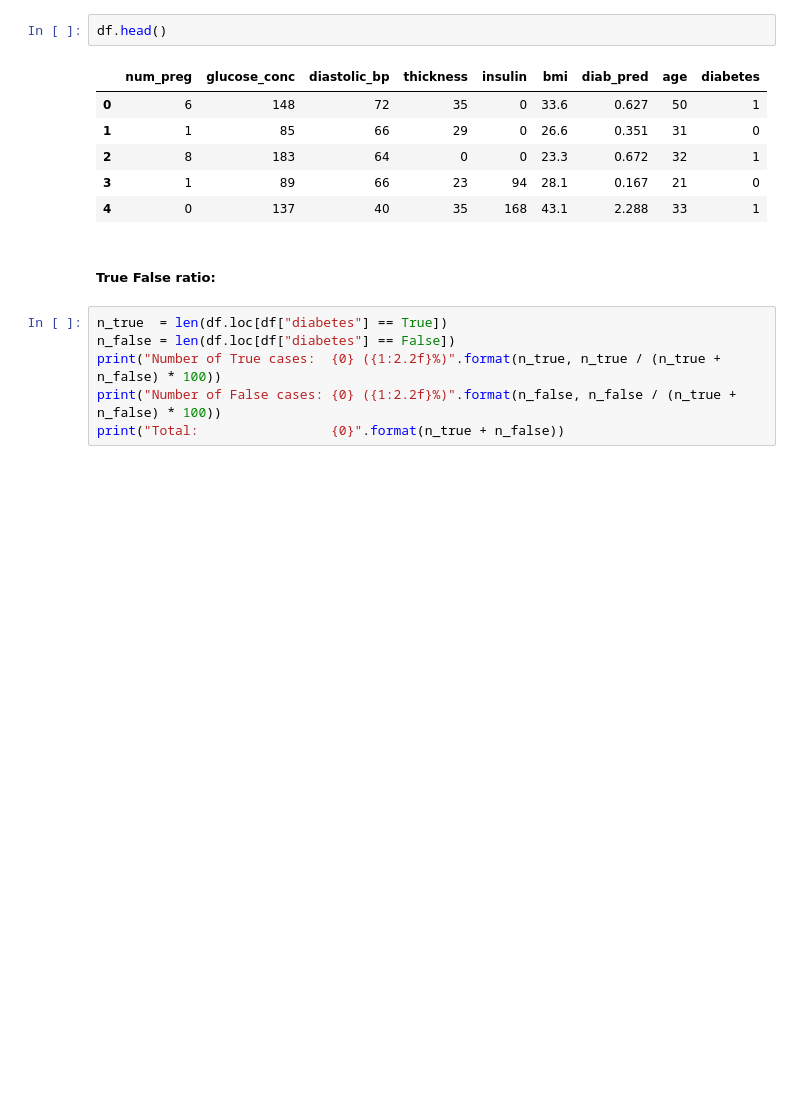
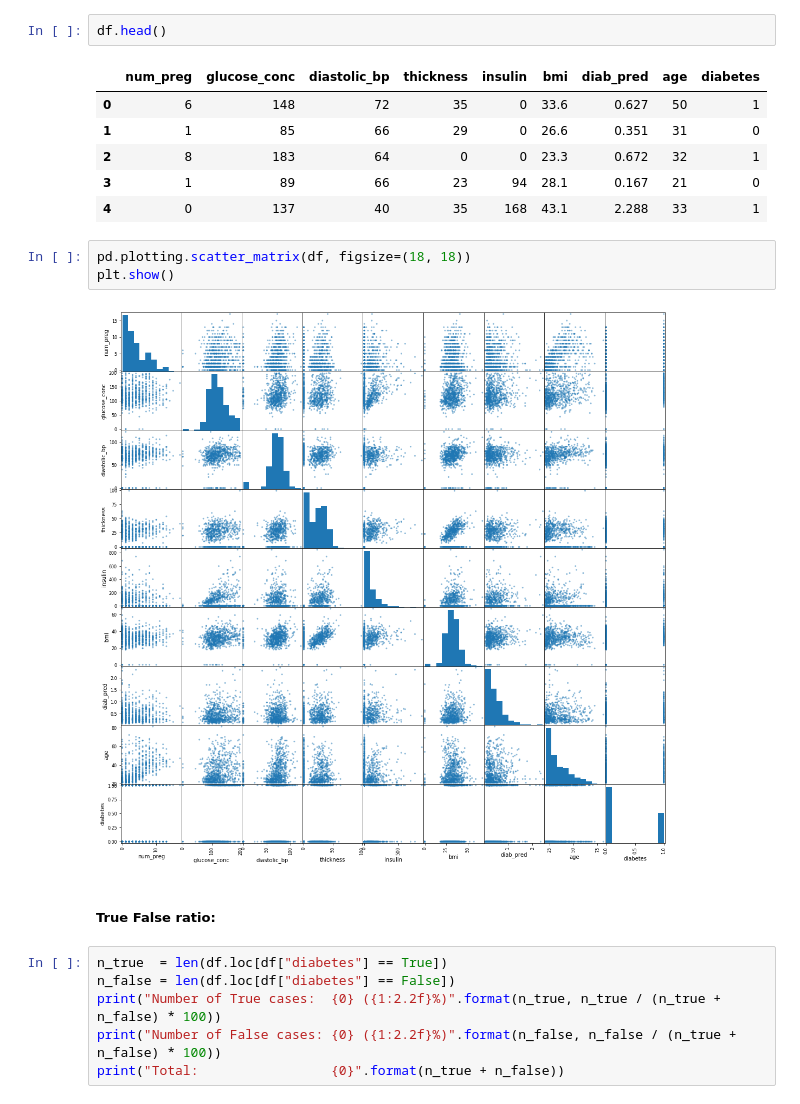
Before and after one commit to jharrilim/pima-indian-diabetes-prediction, a Jupyter notebook: Pima Indian Diabetes Prediction.ipynb, the cells around one changed output. Drawn from its saved outputs; the diff is of its cells as text; blank space fills up the shorter version.

Commit message:
add scatter matrix

```diff
--- a/Pima Indian Diabetes Prediction.ipynb
+++ b/Pima Indian Diabetes Prediction.ipynb
@@ -95,6 +96,11 @@ df.head()
 | 2 | 8 | 183 | 64 | 0 | 0 | 23.3 | 0.672 | 32 | 1 |
 | 3 | 1 | 89 | 66 | 23 | 94 | 28.1 | 0.167 | 21 | 0 |
 | 4 | 0 | 137 | 40 | 35 | 168 | 43.1 | 2.288 | 33 | 1 |
+# %%
+pd.plotting.scatter_matrix(df, figsize=(18, 18))
+plt.show()
+# %% [output]
+[figure, added]
 # %% [markdown]
 ##### True False ratio:
 # %%
```
Also changed, not shown: parts of 1 cell of this notebook.
